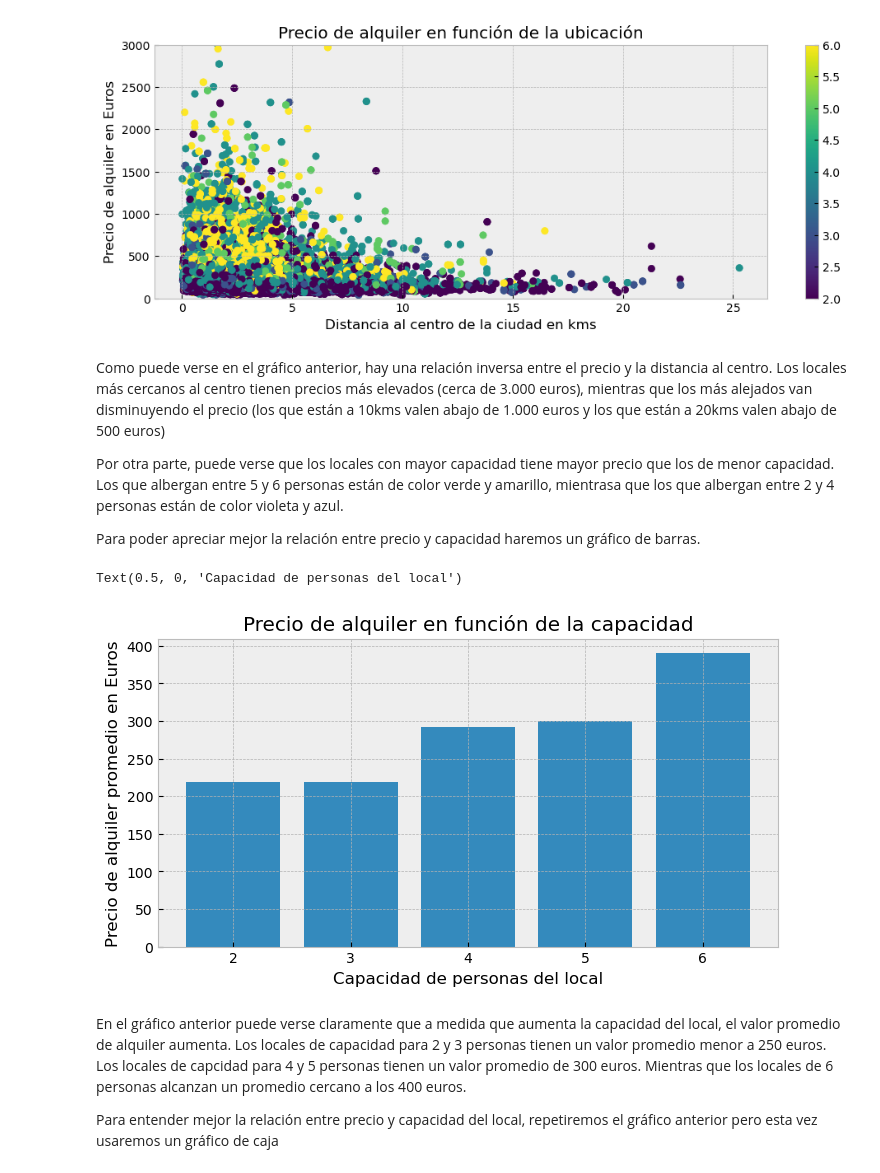
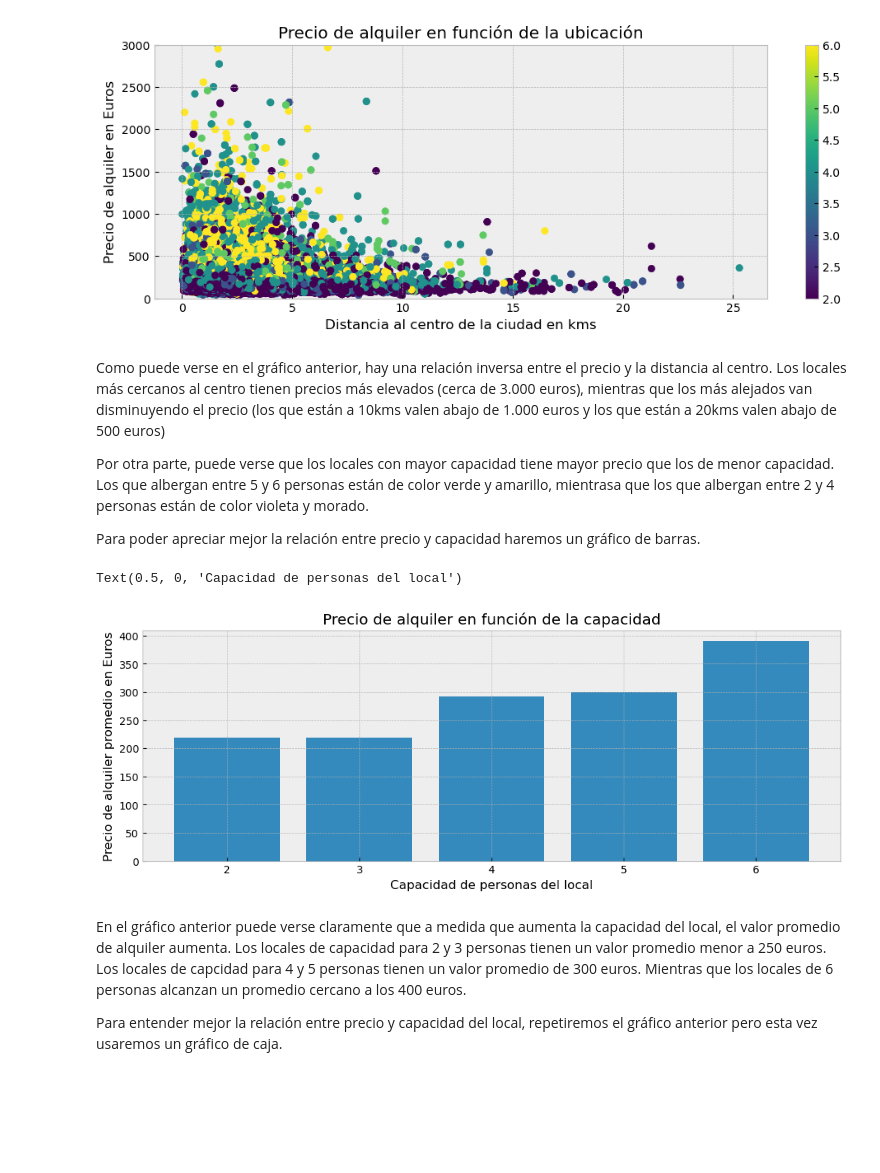
Before and after one commit to tekluis/CoderHouse, a Jupyter notebook: VISUALIZACION-TEK.ipynb, the cells around one changed output. Saved outputs shown, nothing was run; the diff lists cells and outputs as text; code cells hidden in the pictures; blank space fills up the shorter version.

Commit message:
agregado de gráficos y conclusiones

```diff
--- a/VISUALIZACION-TEK.ipynb
+++ b/VISUALIZACION-TEK.ipynb
@@ -68,24 +70,24 @@ Como puede verse en el gráfico anterior, hay una relación inversa entre el pre
 Los locales más cercanos al centro tienen precios más elevados (cerca de 3.000 euros), mientras que los más alejados van disminuyendo el precio (los que están a 10kms valen abajo de 1.000 euros y los que están a 20kms valen abajo de 500 euros)
 
 Por otra parte, puede verse que los locales con mayor capacidad tiene mayor precio que los de menor capacidad.
-Los que albergan entre 5 y 6 personas están de color verde y amarillo, mientrasa que los que albergan entre 2 y 4 personas están de color violeta y azul.
+Los que albergan entre 5 y 6 personas están de color verde y amarillo, mientrasa que los que albergan entre 2 y 4 personas están de color violeta y morado.
 
 Para poder apreciar mejor la relación entre precio y capacidad haremos un gráfico de barras.
 # %%
-fig, ax = plt.subplots(figsize=(8,4))
+fig, ax = plt.subplots(figsize=(12,4))
 precio_por_capacidad = df.groupby('Person Capacity')['Price'].mean()
 
 ax.bar(precio_por_capacidad.index, precio_por_capacidad)
 ax.set_title('Precio de alquiler en función de la capacidad')
 ax.set_ylabel('Precio de alquiler promedio en Euros')
 ax.set_xlabel('Capacidad de personas del local')
 # %% [output]
 Text(0.5, 0, 'Capacidad de personas del local')
-[figure, old version]
+[figure, new version]
 # %% [markdown]
 En el gráfico anterior puede verse claramente que a medida que aumenta la capacidad del local, el valor promedio de alquiler aumenta.
 Los locales de capacidad para 2 y 3 personas tienen un valor promedio menor a 250 euros.
 Los locales de capcidad para 4 y 5 personas tienen un valor promedio de 300 euros.
 Mientras que los locales de 6 personas alcanzan un promedio cercano a los 400 euros.
 
-Para entender mejor la relación entre precio y capacidad del local, repetiremos el gráfico anterior pero esta vez usaremos un gráfico de caja
+Para entender mejor la relación entre precio y capacidad del local, repetiremos el gráfico anterior pero esta vez usaremos un gráfico de caja.
```
Also changed, not shown: parts of 16 cells of this notebook.
